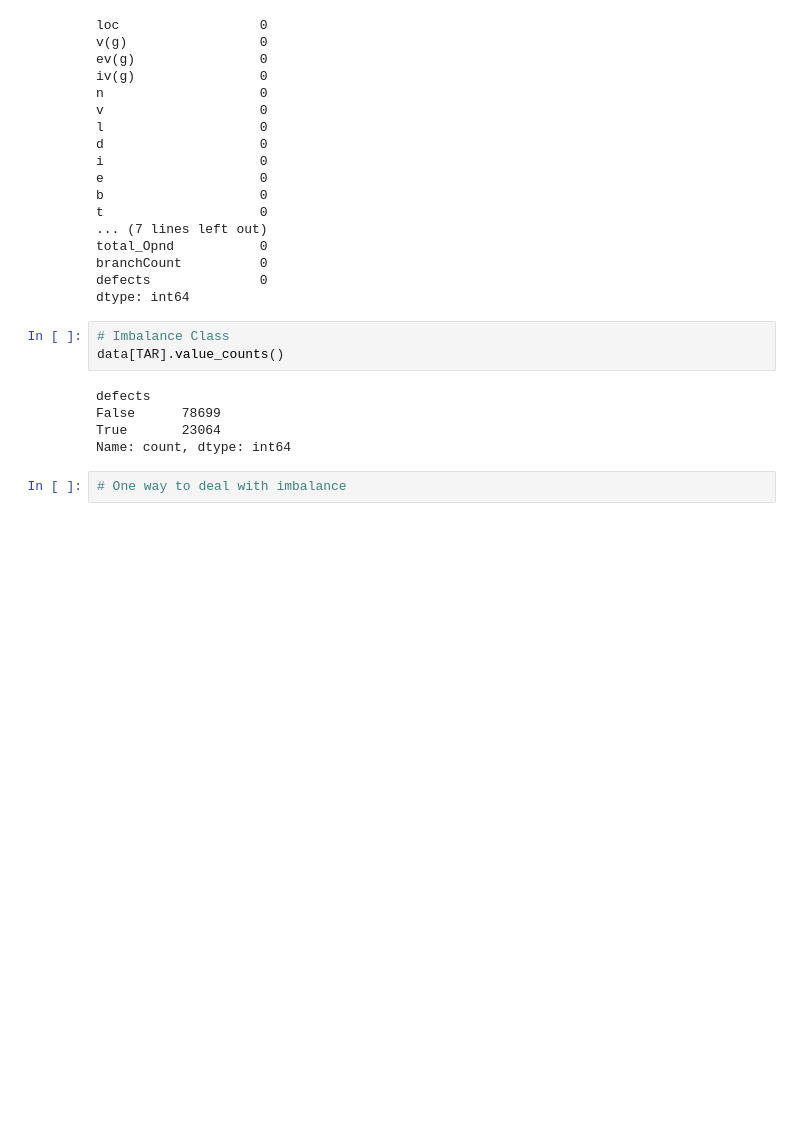
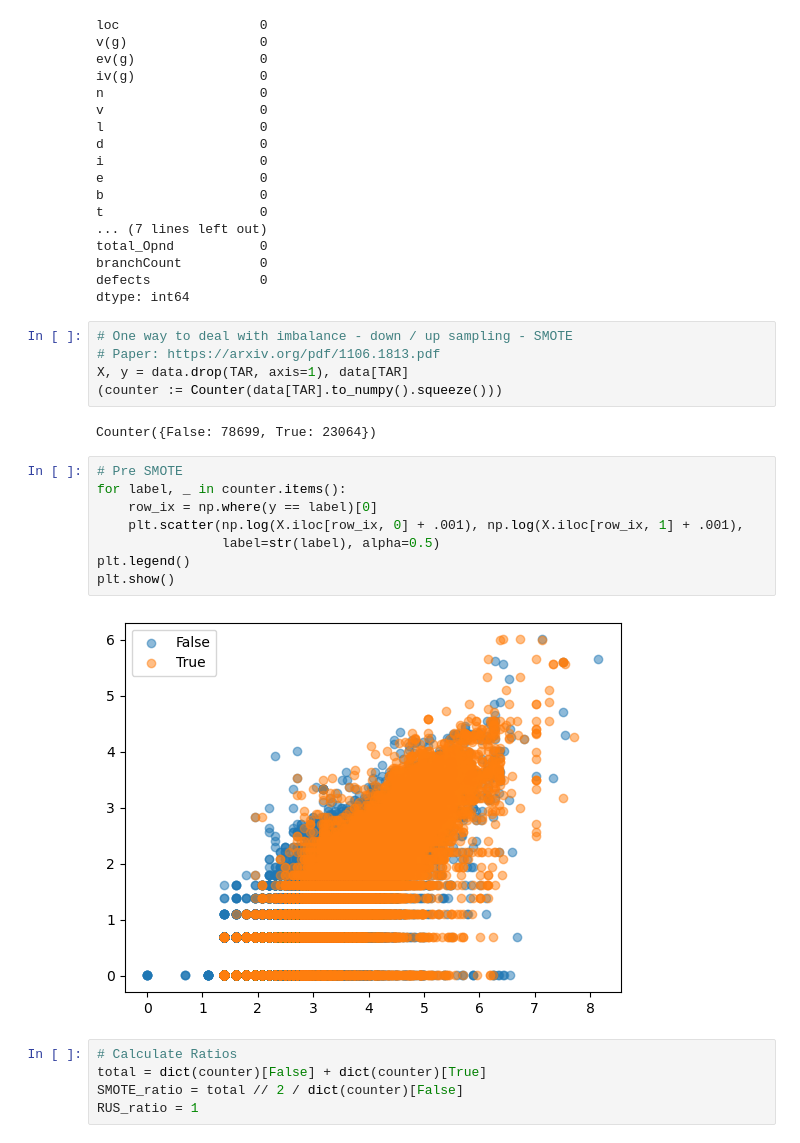
Before and after one commit to MenciusChin/Kaggle, a Jupyter notebook: playground/s3e23/eda.ipynb, the cells around one changed output. Saved outputs shown, nothing was run; the diff lists cells and outputs as text; blank space fills up the shorter version.

Commit message:
finish SMOTE data

```diff
--- a/playground/s3e23/eda.ipynb
+++ b/playground/s3e23/eda.ipynb
@@ -143,13 +149,25 @@ total_Opnd           0
 branchCount          0
 defects              0
 dtype: int64
-# %%
-# Imbalance Class
-data[TAR].value_counts()
-# %% [output]
-defects
-False      78699
-True       23064
-Name: count, dtype: int64
-# %%
-# One way to deal with imbalance
+# %%
+# One way to deal with imbalance - down / up sampling - SMOTE
+# Paper: https://arxiv.org/pdf/1106.1813.pdf
+X, y = data.drop(TAR, axis=1), data[TAR]
+(counter := Counter(data[TAR].to_numpy().squeeze()))
+# %% [output]
+Counter({False: 78699, True: 23064})
+# %%
+# Pre SMOTE
+for label, _ in counter.items():
+    row_ix = np.where(y == label)[0]
+    plt.scatter(np.log(X.iloc[row_ix, 0] + .001), np.log(X.iloc[row_ix, 1] + .001),
+                label=str(label), alpha=0.5)
+plt.legend()
+plt.show()
+# %% [output]
+[figure, added]
+# %%
+# Calculate Ratios
+total = dict(counter)[False] + dict(counter)[True]
+SMOTE_ratio = total // 2 / dict(counter)[False]
+RUS_ratio = 1
```
Also changed, not shown: parts of 5 cells of this notebook.
